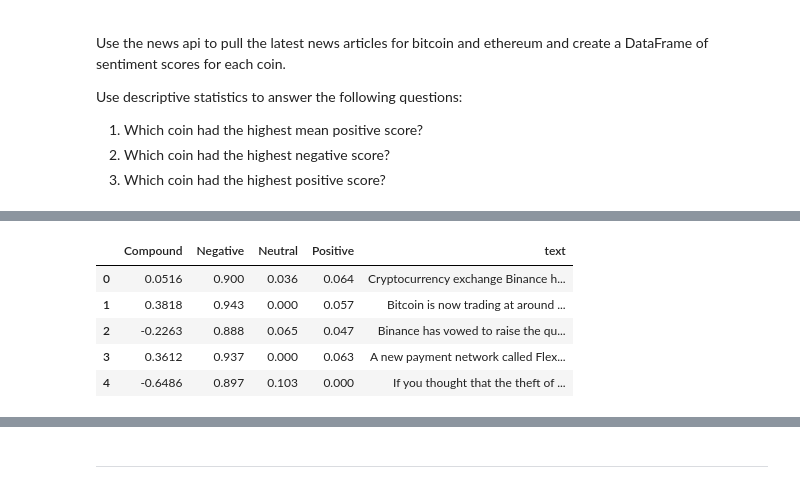
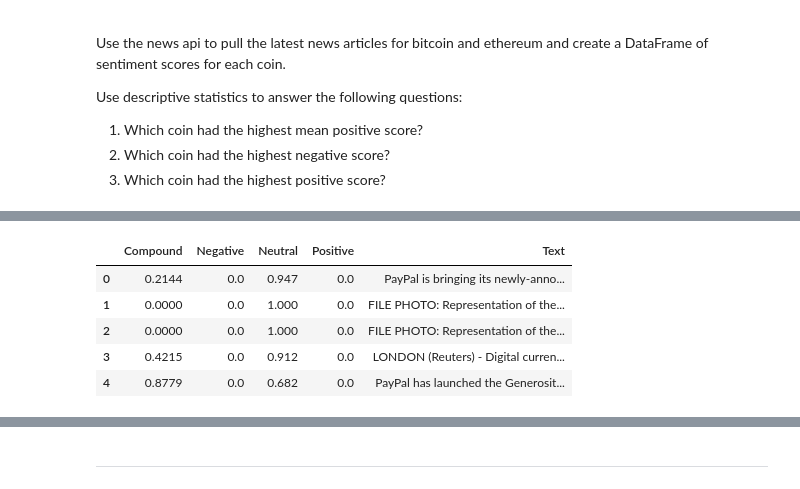
Before and after one commit to jonowens/tales_from_the_crypto_nlp, a Jupyter notebook: crypto_sentiment.ipynb, the cells around one changed output, grey strips where cells are left out. Cells and saved outputs as stored; diff of their text form; code cells hidden in the pictures.

```diff
--- a/crypto_sentiment.ipynb
+++ b/crypto_sentiment.ipynb
@@ -19,8 +24,8 @@ analyzer = SentimentIntensityAnalyzer()
 # %%
 # Read your api key environment variable
-# YOUR CODE HERE!
+api_key = os.getenv('NEWS_API')
 # %%
 # Create a newsapi client
-# YOUR CODE HERE!
+newsapi = NewsApiClient(api_key)
 # %%
 # Fetch the Bitcoin news articles
@@ -28,3 +33,3 @@ analyzer = SentimentIntensityAnalyzer()
 # %%
 # Fetch the Ethereum news articles
-# YOUR CODE HERE!
+ethereum_news = newsapi.get_everything(q='Ethereum', language='en')
@@ -31,10 +89,11 @@ analyzer = SentimentIntensityAnalyzer()
 # %%
-# Create the Bitcoin sentiment scores DataFrame
-# YOUR CODE HERE!
+# Create the ethereum sentiment scores DataFrame
+ethereum_df = create_sentiment_scores_dataframe(ethereum_news)
+ethereum_df.head()
 # %% [output]
-|  | Compound | Negative | Neutral | Positive | text |
-| 0 | 0.0516 | 0.900 | 0.036 | 0.064 | Cryptocurrency exchange Binance h... |
-| 1 | 0.3818 | 0.943 | 0.000 | 0.057 | Bitcoin is now trading at around ... |
-| 2 | -0.2263 | 0.888 | 0.065 | 0.047 | Binance has vowed to raise the qu... |
-| 3 | 0.3612 | 0.937 | 0.000 | 0.063 | A new payment network called Flex... |
-| 4 | -0.6486 | 0.897 | 0.103 | 0.000 | If you thought that the theft of ... |
+|  | Compound | Negative | Neutral | Positive | Text |
+| 0 | 0.2144 | 0.0 | 0.947 | 0.0 | PayPal is bringing its newly-anno... |
+| 1 | 0.0000 | 0.0 | 1.000 | 0.0 | FILE PHOTO: Representation of the... |
+| 2 | 0.0000 | 0.0 | 1.000 | 0.0 | FILE PHOTO: Representation of the... |
+| 3 | 0.4215 | 0.0 | 0.912 | 0.0 | LONDON (Reuters) - Digital curren... |
+| 4 | 0.8779 | 0.0 | 0.682 | 0.0 | PayPal has launched the Generosit... |
```
Also changed, not shown: parts of 7 cells of this notebook.
